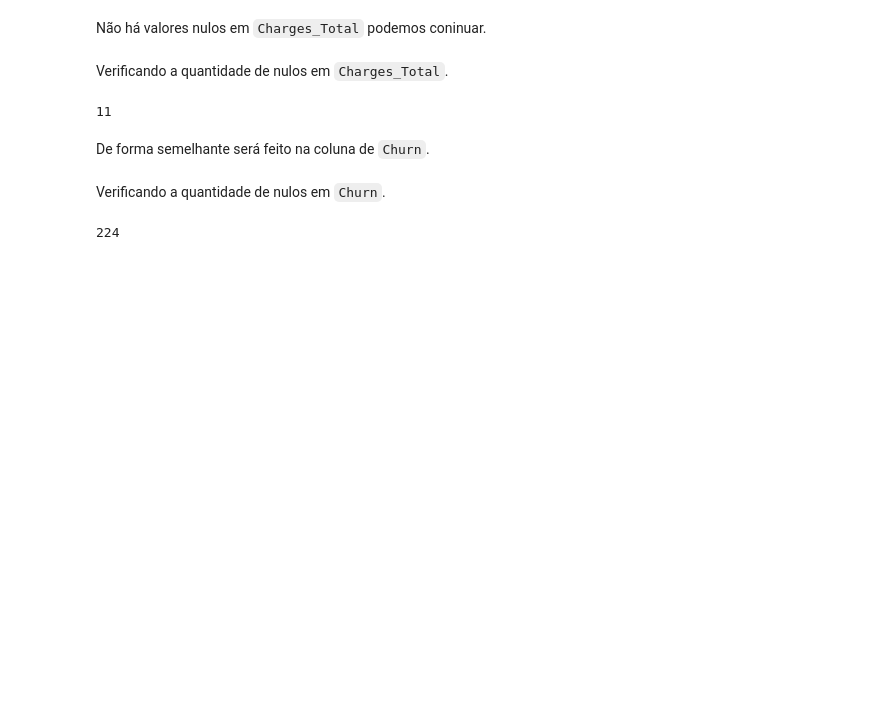
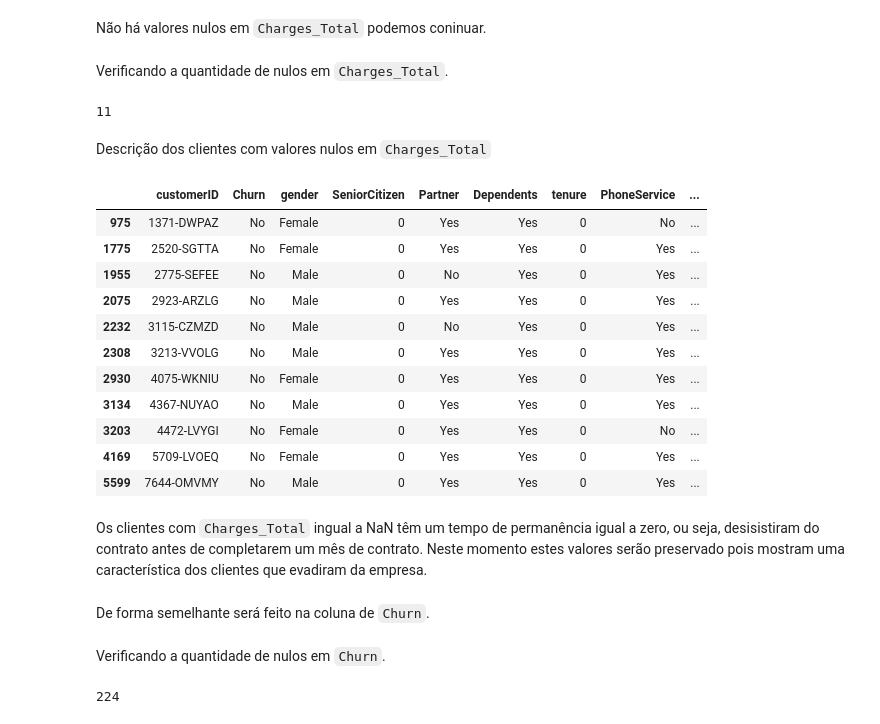
Before and after one commit to duartejr/challenge_data_science_alura_voz, a Jupyter notebook: semana_1_explorando_dados.ipynb, the cells around one changed output. Drawn from its saved outputs; the diff is of its cells as text; code cells hidden in the pictures; blank space fills up the shorter version.

Commit message:
update tratamento falhas clientes com tempo permanencia zero

```diff
--- a/semana_1_explorando_dados.ipynb
+++ b/semana_1_explorando_dados.ipynb
@@ -206,6 +206,25 @@ Verificando a quantidade de nulos em `Charges_Total`.
 dados.Charges_Total.isna().sum()
 # %% [output]
 11
+# %% [markdown]
+Descrição dos clientes com valores nulos em `Charges_Total`
+# %%
+dados.loc[dados.Charges_Total.isna()]
+# %% [output]
+|  | customerID | Churn | gender | SeniorCitizen | Partner | Dependents | tenure | PhoneService | ... |
+| 975 | 1371-DWPAZ | No | Female | 0 | Yes | Yes | 0 | No | ... |
+| 1775 | 2520-SGTTA | No | Female | 0 | Yes | Yes | 0 | Yes | ... |
+| 1955 | 2775-SEFEE | No | Male | 0 | No | Yes | 0 | Yes | ... |
+| 2075 | 2923-ARZLG | No | Male | 0 | Yes | Yes | 0 | Yes | ... |
+| 2232 | 3115-CZMZD | No | Male | 0 | No | Yes | 0 | Yes | ... |
+| 2308 | 3213-VVOLG | No | Male | 0 | Yes | Yes | 0 | Yes | ... |
+| 2930 | 4075-WKNIU | No | Female | 0 | Yes | Yes | 0 | Yes | ... |
+| 3134 | 4367-NUYAO | No | Male | 0 | Yes | Yes | 0 | Yes | ... |
+| 3203 | 4472-LVYGI | No | Female | 0 | Yes | Yes | 0 | No | ... |
+| 4169 | 5709-LVOEQ | No | Female | 0 | Yes | Yes | 0 | Yes | ... |
+| 5599 | 7644-OMVMY | No | Male | 0 | Yes | Yes | 0 | Yes | ... |
+# %% [markdown]
+Os clientes com `Charges_Total` ingual a NaN têm um tempo de permanência igual a zero, ou seja, desisistiram do contrato antes de completarem um mês de contrato. Neste momento estes valores serão preservado pois mostram uma característica dos clientes que evadiram da empresa.
 # %% [markdown]
 De forma semelhante será feito na coluna de `Churn`.
 # %%
```
Also changed, not shown: parts of 8 cells of this notebook, 1 other file.
